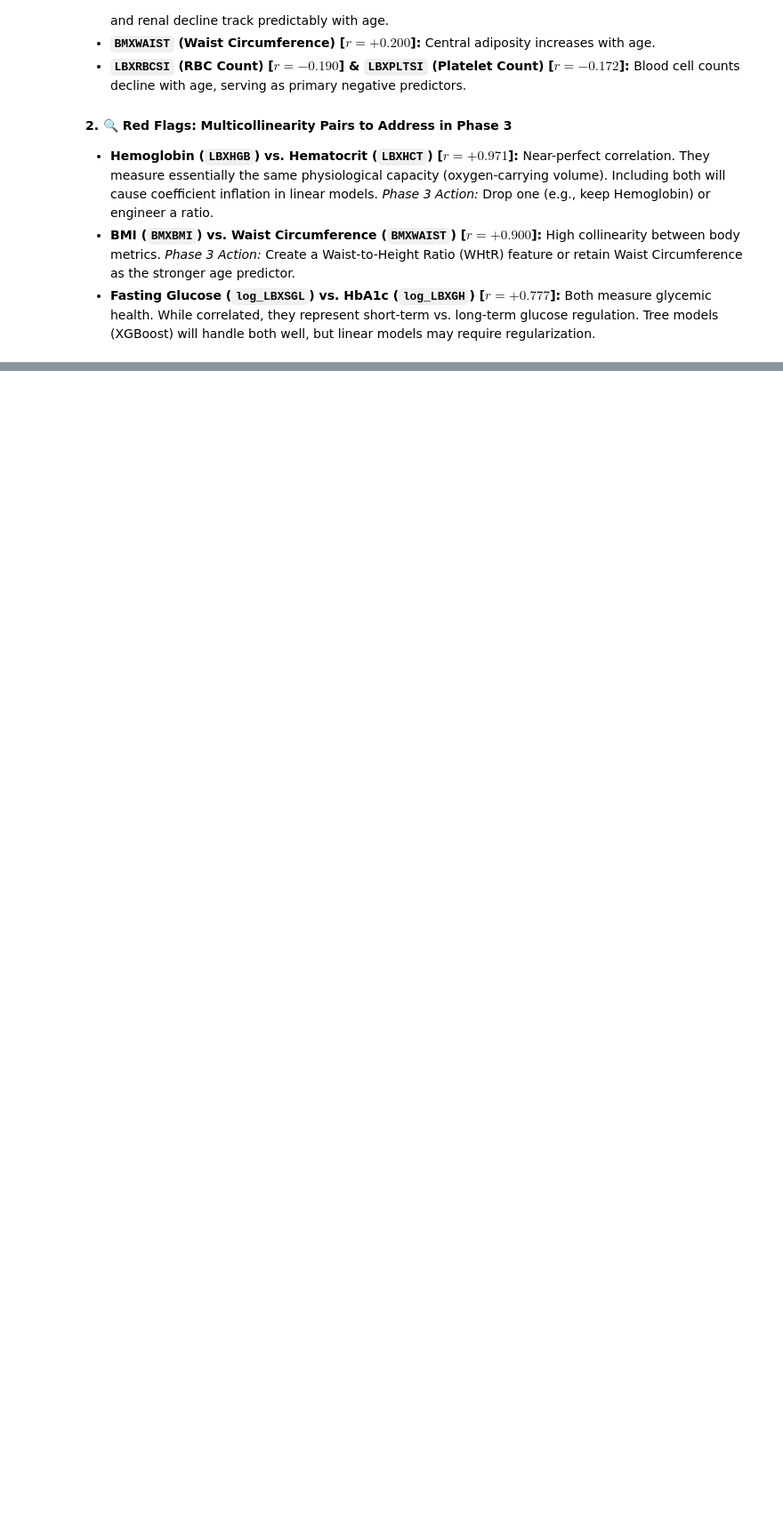
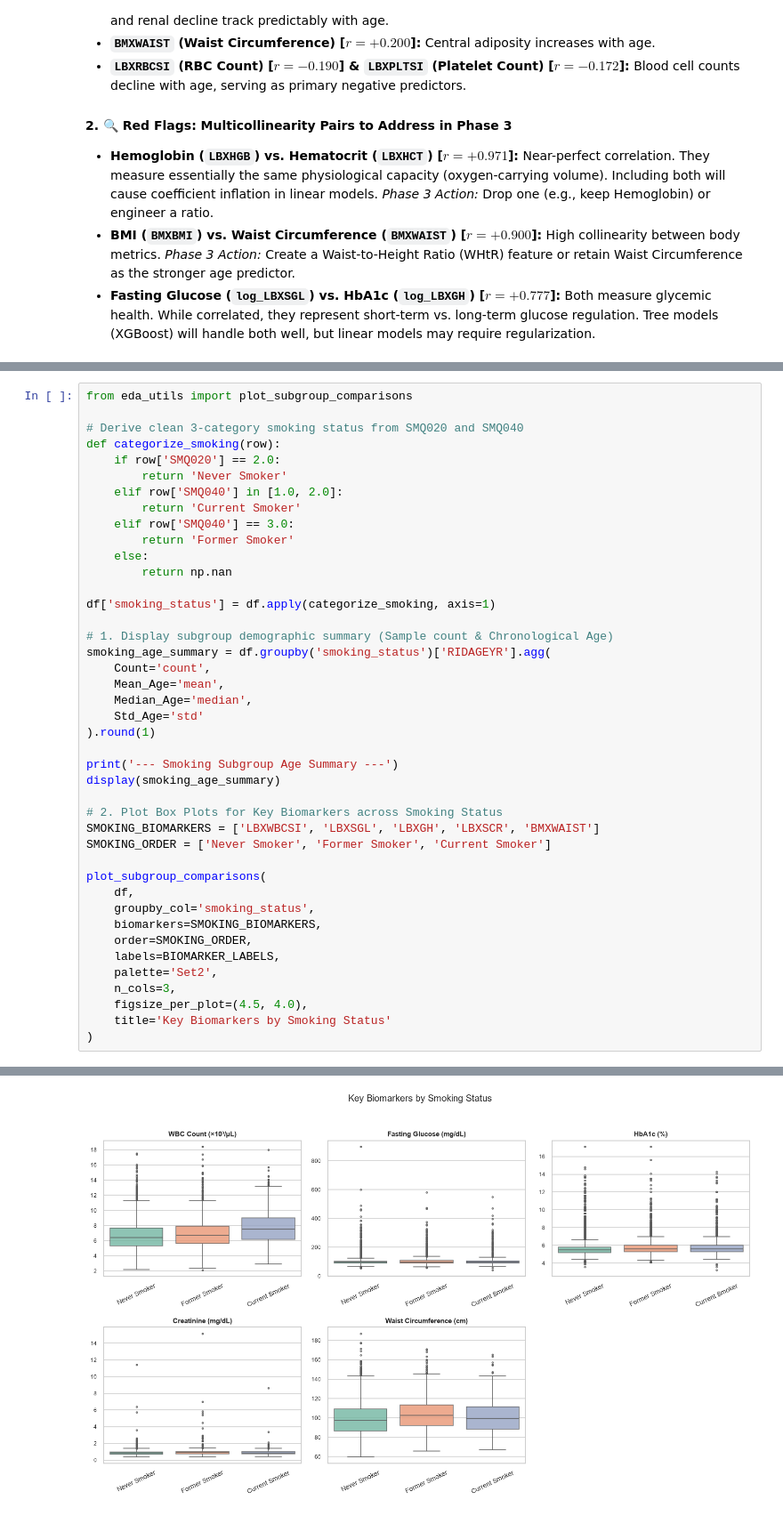
Before and after one commit to benchohrabdou/biological-age-predictor, a Jupyter notebook: notebooks/02_eda.ipynb, the cells around one changed output, grey strips where cells are left out. Shown at 89% size. Saved outputs shown, nothing was run; the diff lists cells and outputs as text; blank space fills up the shorter version.

```diff
--- a/notebooks/02_eda.ipynb
+++ b/notebooks/02_eda.ipynb
@@ -376,0 +390,43 @@ display(collinear_pairs)
+# %%
+from eda_utils import plot_subgroup_comparisons
+
+# Derive clean 3-category smoking status from SMQ020 and SMQ040
+def categorize_smoking(row):
+    if row['SMQ020'] == 2.0:
+        return 'Never Smoker'
+    elif row['SMQ040'] in [1.0, 2.0]:
+        return 'Current Smoker'
+    elif row['SMQ040'] == 3.0:
+        return 'Former Smoker'
+    else:
+        return np.nan
+
+df['smoking_status'] = df.apply(categorize_smoking, axis=1)
+
+# 1. Display subgroup demographic summary (Sample count & Chronological Age)
+smoking_age_summary = df.groupby('smoking_status')['RIDAGEYR'].agg(
+    Count='count',
+    Mean_Age='mean',
+    Median_Age='median',
+    Std_Age='std'
+).round(1)
+
+print('--- Smoking Subgroup Age Summary ---')
+display(smoking_age_summary)
+
+# 2. Plot Box Plots for Key Biomarkers across Smoking Status
+SMOKING_BIOMARKERS = ['LBXWBCSI', 'LBXSGL', 'LBXGH', 'LBXSCR', 'BMXWAIST']
+SMOKING_ORDER = ['Never Smoker', 'Former Smoker', 'Current Smoker']
+
+plot_subgroup_comparisons(
+    df,
+    groupby_col='smoking_status',
+    biomarkers=SMOKING_BIOMARKERS,
+    order=SMOKING_ORDER,
+    labels=BIOMARKER_LABELS,
+    palette='Set2',
+    n_cols=3,
+    figsize_per_plot=(4.5, 4.0),
+    title='Key Biomarkers by Smoking Status'
+)
+# %% [output]
@@ -376,0 +439 @@ display(collinear_pairs)
+[figure, added]
```
Also changed, not shown: parts of 11 cells of this notebook, 3 other files.
